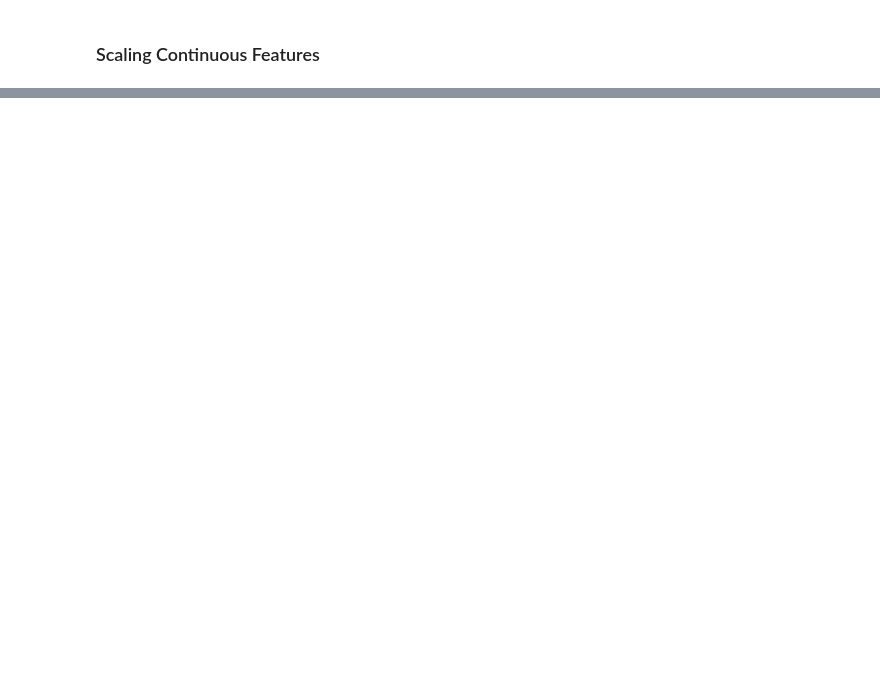
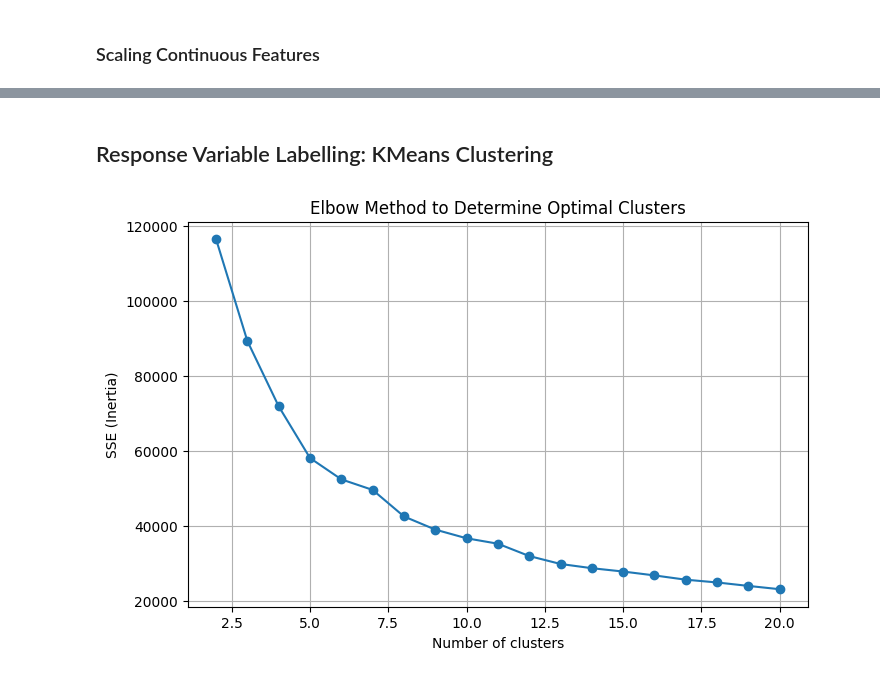
Before and after one commit to ashleytoh/cs3244-project-group-23, a Jupyter notebook: EDA/EDA.ipynb, the cells around one changed output, grey strips where cells are left out. Saved outputs shown, nothing was run; the diff lists cells and outputs as text; code cells hidden in the pictures; blank space fills up the shorter version.

Commit message:
edited response variable labelling

```diff
--- a/EDA/EDA.ipynb
+++ b/EDA/EDA.ipynb
@@ -197,14 +164,0 @@ Scale the different statuses (paid/no loans/months late)
-# %%
-from sklearn.preprocessing import StandardScaler
-from sklearn.cluster import KMeans
-
-kmeans_features = user_status_summary[["total_paid", "total_no_loans", "sum_months_late"]]
-
-scaler = StandardScaler() #standardization
-scaled_features = scaler.fit_transform(kmeans_features)
-
-kmeans = KMeans(n_clusters=2, random_state=42)
-user_status_summary["credit_label"] = kmeans.fit_predict(scaled_features)
-
-# view the average behavior of each cluster ( good(0) + bad(1) )
-user_status_summary.groupby("credit_label")[["total_paid", "total_no_loans", "sum_months_late"]].mean()
@@ -248,0 +167,3 @@ applications_merged.head()
+# %%
+merged_df = applications.merge(user_status_summary, on="id", how="inner")
+merged_df
@@ -248,0 +184,27 @@ applications_merged.head()
+# %% [markdown]
+## Response Variable Labelling: KMeans Clustering
+# %%
+# Select features for clustering
+kmeans_features = merged_df[["annual_income", "total_paid", "total_no_loans", "sum_months_late"]]
+
+# Scale the features
+scaler = StandardScaler()
+scaled_features = scaler.fit_transform(kmeans_features)
+
+# Find optimal number of clusters using the Elbow Method
+error = []
+for i in range(2, 21):  # trying 2 to 20 clusters
+    kmeans = KMeans(n_clusters=i, init='k-means++', max_iter=300, random_state=42)
+    kmeans.fit(scaled_features)
+    error.append(kmeans.inertia_)
+
+# Plot the elbow curve
+plt.figure(figsize=(8, 5))
+plt.plot(range(2, 21), error, marker='o')
+plt.title('Elbow Method to Determine Optimal Clusters')
+plt.xlabel('Number of clusters')
+plt.ylabel('SSE (Inertia)')
+plt.grid(True)
+plt.show()
+# %% [output]
+[figure, added]
```
Also changed, not shown: parts of 18 cells of this notebook, 2 other files.
